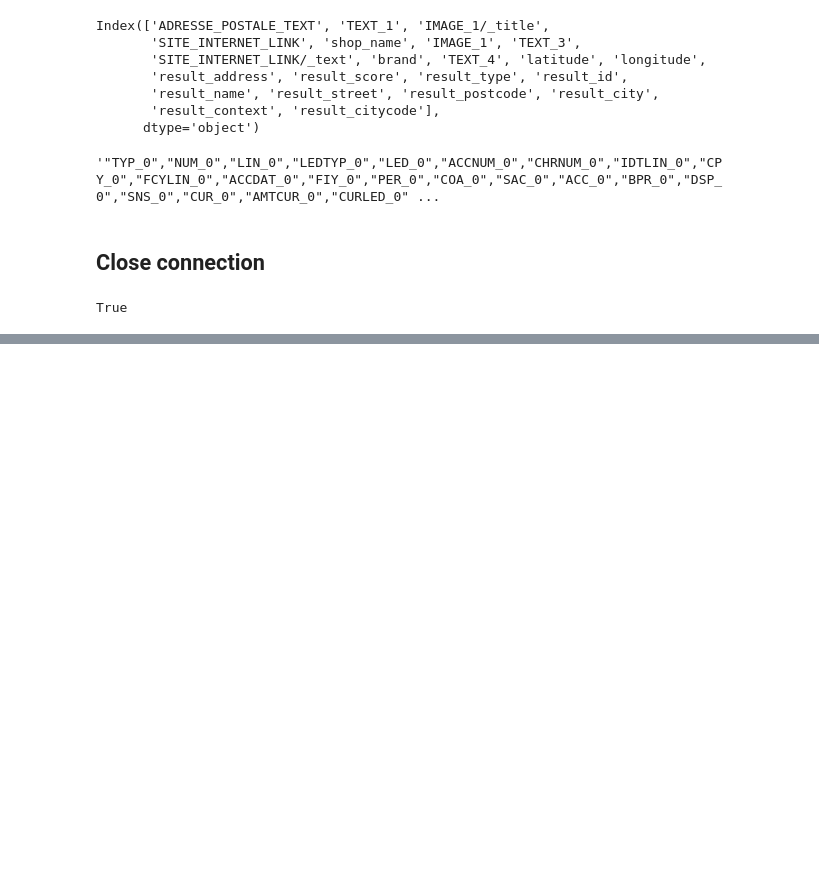
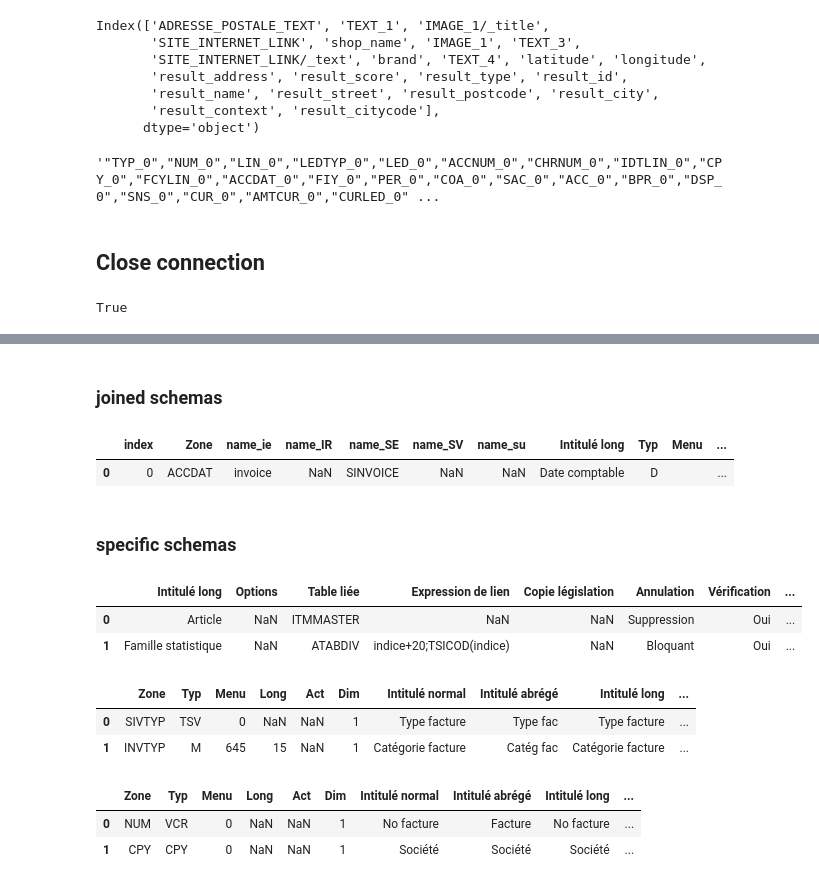
Before and after one commit to sdpython/ensae_projects, a Jupyter notebook: _doc/notebooks/hackathon_2015/database_schemas.ipynb, the cells around one changed output, grey strips where cells are left out. Cells and saved outputs as stored; diff of their text form; code cells hidden in the pictures; blank space fills up the shorter version.

Commit message:
update data, schemas

```diff
--- a/_doc/notebooks/hackathon_2015/schemas.ipynb
+++ b/_doc/notebooks/hackathon_2015/database_schemas.ipynb
@@ -302,0 +315,2 @@ True
+# %% [markdown]
+### joined schemas
@@ -302,0 +320,5 @@ True
+# %%
+df.head(n=1)
+# %% [output]
+|  | index | Zone | name_ie | name_IR | name_SE | name_SV | name_su | Intitulé long | Typ | Menu | ... |
+| 0 | 0 | ACCDAT | invoice | NaN | SINVOICE | NaN | NaN | Date comptable | D |  | ... |
@@ -302,0 +327,26 @@ True
+# %% [markdown]
+### specific schemas
+# %%
+from ensae_projects.data.croix_rouge import get_meaning
+df = get_meaning("ITMMASTER")
+df.head(n=2)
+# %% [output]
+|  | Intitulé long | Options | Table liée | Expression de lien | Copie législation | Annulation | Vérification | ... |
+| 0 | Article | NaN | ITMMASTER | NaN | NaN | Suppression | Oui | ... |
+| 1 | Famille statistique | NaN | ATABDIV | indice+20;TSICOD(indice) | NaN | Bloquant | Oui | ... |
+# %%
+from ensae_projects.data.croix_rouge import get_meaning
+df = get_meaning("SINVOICE")
+df.head(n=2)
+# %% [output]
+|  | Zone | Typ | Menu | Long | Act | Dim | Intitulé normal | Intitulé abrégé | Intitulé long | ... |
+| 0 | SIVTYP | TSV | 0 | NaN | NaN | 1 | Type facture | Type fac | Type facture | ... |
+| 1 | INVTYP | M | 645 | 15 | NaN | 1 | Catégorie facture | Catég fac | Catégorie facture | ... |
+# %%
+from ensae_projects.data.croix_rouge import get_meaning
+df = get_meaning("SINVOICE_V")
+df.head(n=2)
+# %% [output]
+|  | Zone | Typ | Menu | Long | Act | Dim | Intitulé normal | Intitulé abrégé | Intitulé long | ... |
+| 0 | NUM | VCR | 0 | NaN | NaN | 1 | No facture | Facture | No facture | ... |
+| 1 | CPY | CPY | 0 | NaN | NaN | 1 | Société | Société | Société | ... |
```
Also changed, not shown: parts of 7 cells of this notebook, 18 other files.
